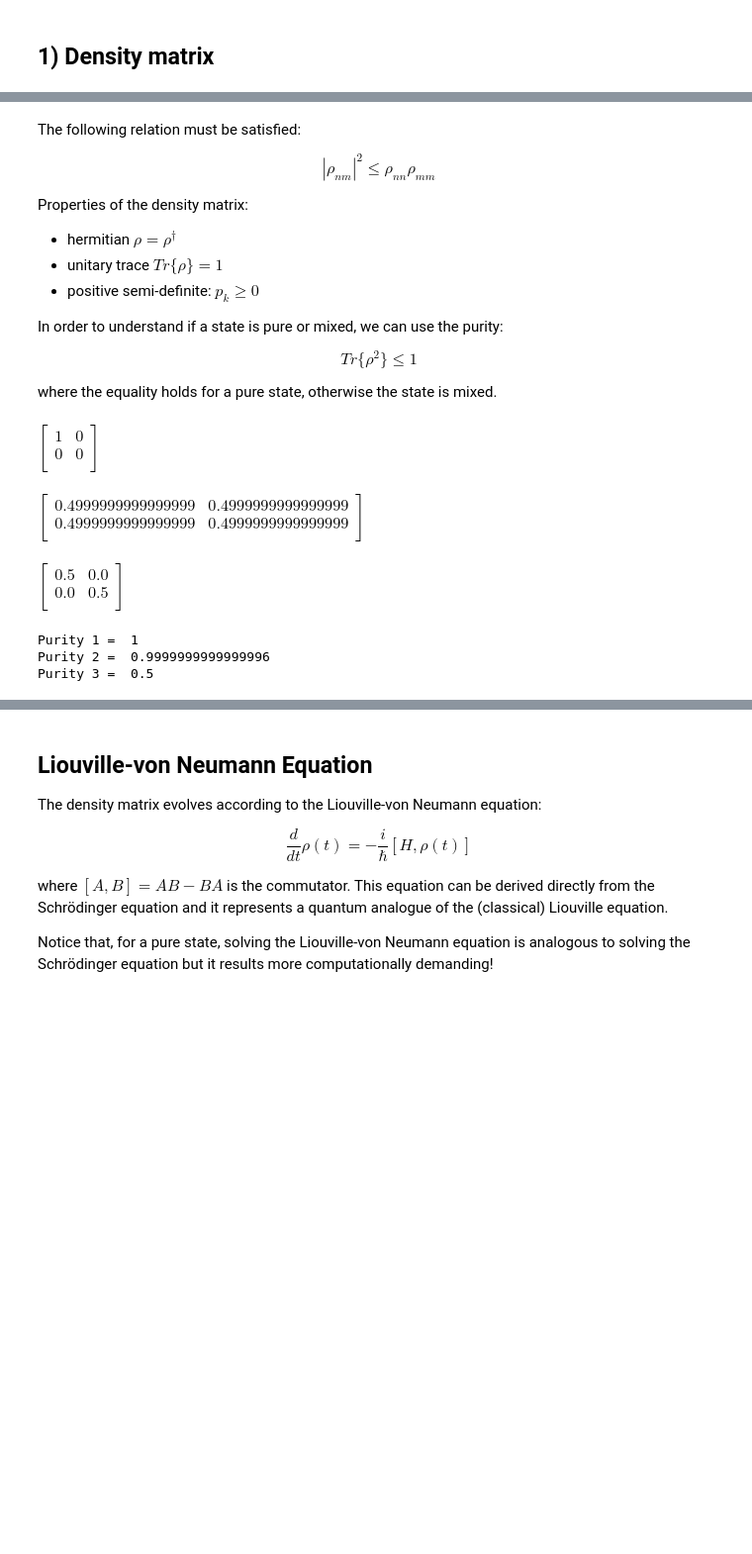
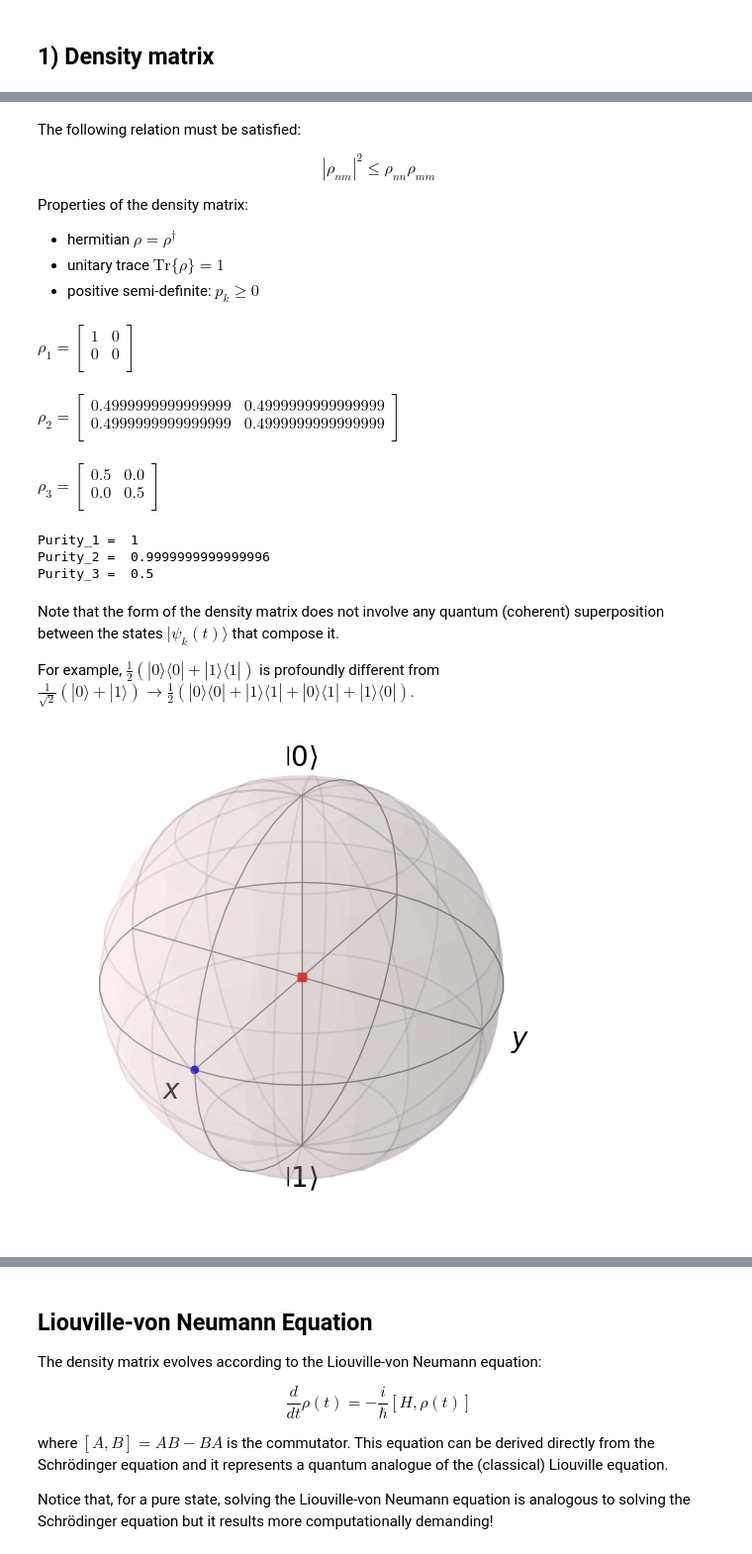
Before and after one commit to federicogallina/freschers, a Jupyter notebook: Training/Mission beta.ipynb, the cells around one changed output, grey strips where cells are left out. Shown: that part at 99% size. Drawn from its saved outputs; the diff is of its cells as text; code cells hidden in the pictures; blank space fills up the shorter version.

```diff
--- a/Training/Mission beta.ipynb
+++ b/Training/Mission beta.ipynb
@@ -23,7 +24,7 @@ from IPython.display import Image, display, Math
 # %% [markdown]
 define a function for matrix visualization in LaTeX
 # %%
-def array_to_latex(array, real = False):
+def array_to_latex(array, real = False, array_name = None):
     array = array.real if real else array
     matrix = ''
     for row in array:
@@ -33,4 +34,7 @@ def array_to_latex(array, real = False):
         except TypeError:
             matrix += f'{row}&'
         matrix = matrix[:-1] + r'\\'
-    display(Math(r'\begin{bmatrix}'+matrix+r'\end{bmatrix}'))
+    if array_name != None:
+        display(Math(array_name+r' = \begin{bmatrix}'+matrix+r'\end{bmatrix}'))
+    else:
+        display(Math(r'\begin{bmatrix}'+matrix+r'\end{bmatrix}'))
@@ -56,30 +75,35 @@ $$ |\rho_{nm}|^2 \leq \rho_{nn} \rho_{mm} $$
 
 Properties of the density matrix:
 - hermitian $\rho = \rho^{\dagger}$
-- unitary trace $Tr\{ \rho \} = 1$
+- unitary trace $\text{Tr}\{ \rho \} = 1$
 - positive semi-definite: $p_{k} \geq 0$
-
-In order to understand if a state is pure or mixed, we can use the purity:
-
-$$ Tr\{ \rho^2 \} \leq 1 $$
-
-where the equality holds for a pure state, otherwise the state is mixed.
 # %%
 psi_a = np.array([1,0])
 psi_b = np.array([0,1])
 psi_ab = np.array([1,1]) / np.sqrt(2)
 
-rho_1 = np.outer(psi_a, np.conj(psi_a)); array_to_latex(rho_1)
-rho_2 = np.outer(psi_ab, np.conj(psi_ab)); array_to_latex(rho_2) # Now you know what numerical accuracy is...
-rho_3 = 0.5 * np.outer(psi_a, np.conj(psi_a)) + 0.5 * np.outer(psi_b, np.conj(psi_b)); array_to_latex(rho_3)
+rho_1 = np.outer(psi_a, np.conj(psi_a)); array_to_latex(rho_1, array_name=r'\rho_1')
+rho_2 = np.outer(psi_ab, np.conj(psi_ab)); array_to_latex(rho_2, array_name=r'\rho_2') # Now you know what numerical accuracy is...
+rho_3 = 0.5 * np.outer(psi_a, np.conj(psi_a)) + 0.5 * np.outer(psi_b, np.conj(psi_b)); array_to_latex(rho_3, array_name=r'\rho_3')
 
-purity_1 = np.trace(rho_1 @ rho_1); print('Purity 1 = ', purity_1)
-purity_2 = np.trace(rho_2 @ rho_2); print('Purity 2 = ', purity_2)
-purity_3 = np.trace(rho_3 @ rho_3); print('Purity 3 = ', purity_3)
+purity_1 = np.trace(rho_1 @ rho_1); print('Purity_1 = ', purity_1)
+purity_2 = np.trace(rho_2 @ rho_2); print('Purity_2 = ', purity_2)
+purity_3 = np.trace(rho_3 @ rho_3); print('Purity_3 = ', purity_3)
 # %% [output]
-$\displaystyle \begin{bmatrix}1&0\\0&0\\\end{bmatrix}$
+$\displaystyle \rho_1 = \begin{bmatrix}1&0\\0&0\\\end{bmatrix}$
-$\displaystyle \begin{bmatrix}0.4999999999999999&0.4999999999999999\\0.4999999999999999&0.4999999999999999\\\end{bmatrix}$
+$\displaystyle \rho_2 = \begin{bmatrix}0.4999999999999999&0.4999999999999999\\0.4999999999999999&0.4999999999999999\\\end{bmatrix}$
-$\displaystyle \begin{bmatrix}0.5&0.0\\0.0&0.5\\\end{bmatrix}$
+$\displaystyle \rho_3 = \begin{bmatrix}0.5&0.0\\0.0&0.5\\\end{bmatrix}$
-Purity 1 =  1
-Purity 2 =  0.9999999999999996
-Purity 3 =  0.5
+Purity_1 =  1
+Purity_2 =  0.9999999999999996
+Purity_3 =  0.5
+# %% [markdown]
+Note that the form of the density matrix does not involve any quantum (coherent) superposition between the states $| \psi_{k}(t) \rangle $ that compose it.
+
+For example, $\frac{1}{2} \left( | 0 \rangle \langle 0 | + | 1 \rangle \langle 1 | \right)$ is profoundly different from $\frac{1}{\sqrt{2}} \left( | 0 \rangle + | 1 \rangle \right) \to \frac{1}{2} \left( | 0 \rangle \langle 0 | + | 1 \rangle \langle 1 | + | 0 \rangle \langle 1 | + | 1 \rangle \langle 0 | \right)$.
+# %%
+sphere = Bloch()
+sphere.add_points([np.trace(rho_2 @ sigmax().full()), np.trace(rho_2 @ sigmay().full()), np.trace(rho_2 @ sigmaz().full())]);
+sphere.add_points([np.trace(rho_3 @ sigmax().full()), np.trace(rho_3 @ sigmay().full()), np.trace(rho_3 @ sigmaz().full())]);
+sphere.show();
+# %% [output]
+[figure, added]
```
Also changed, not shown: parts of 19 cells of this notebook, 4 other files.
